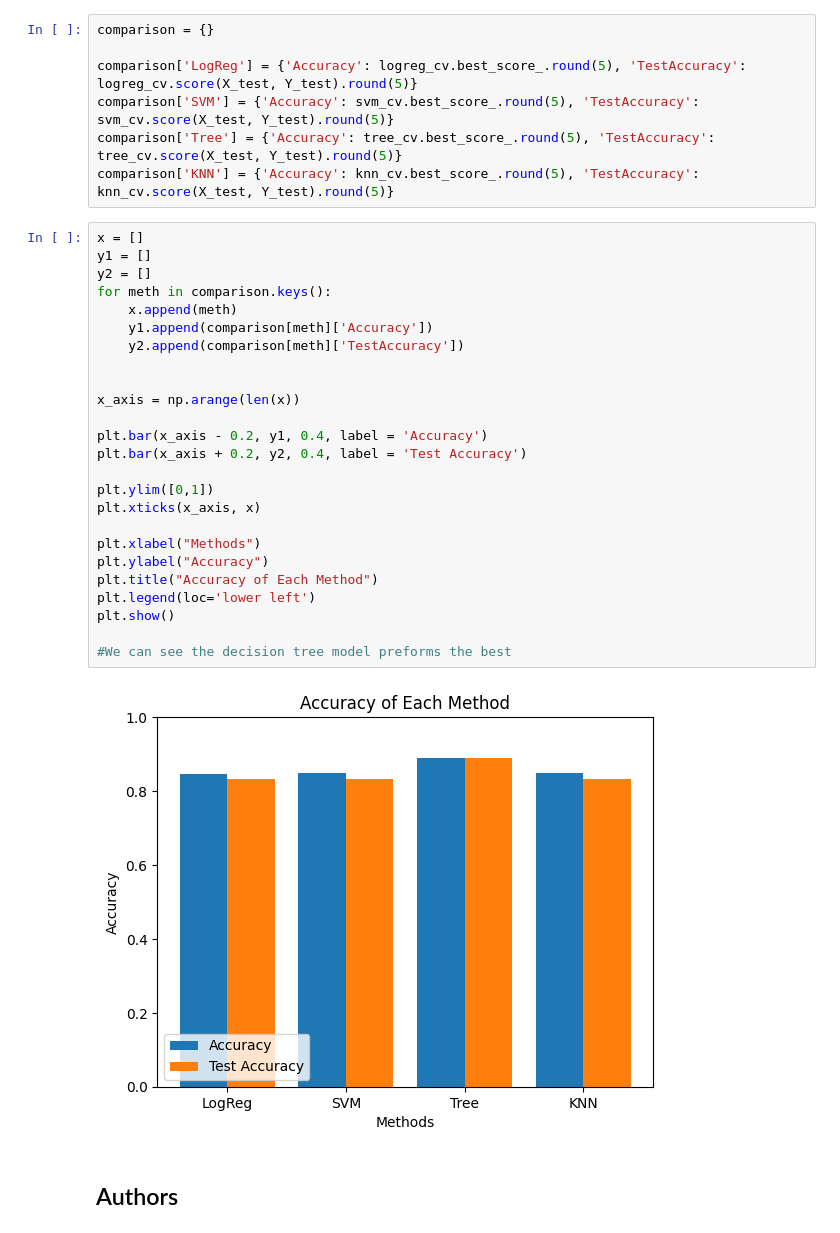
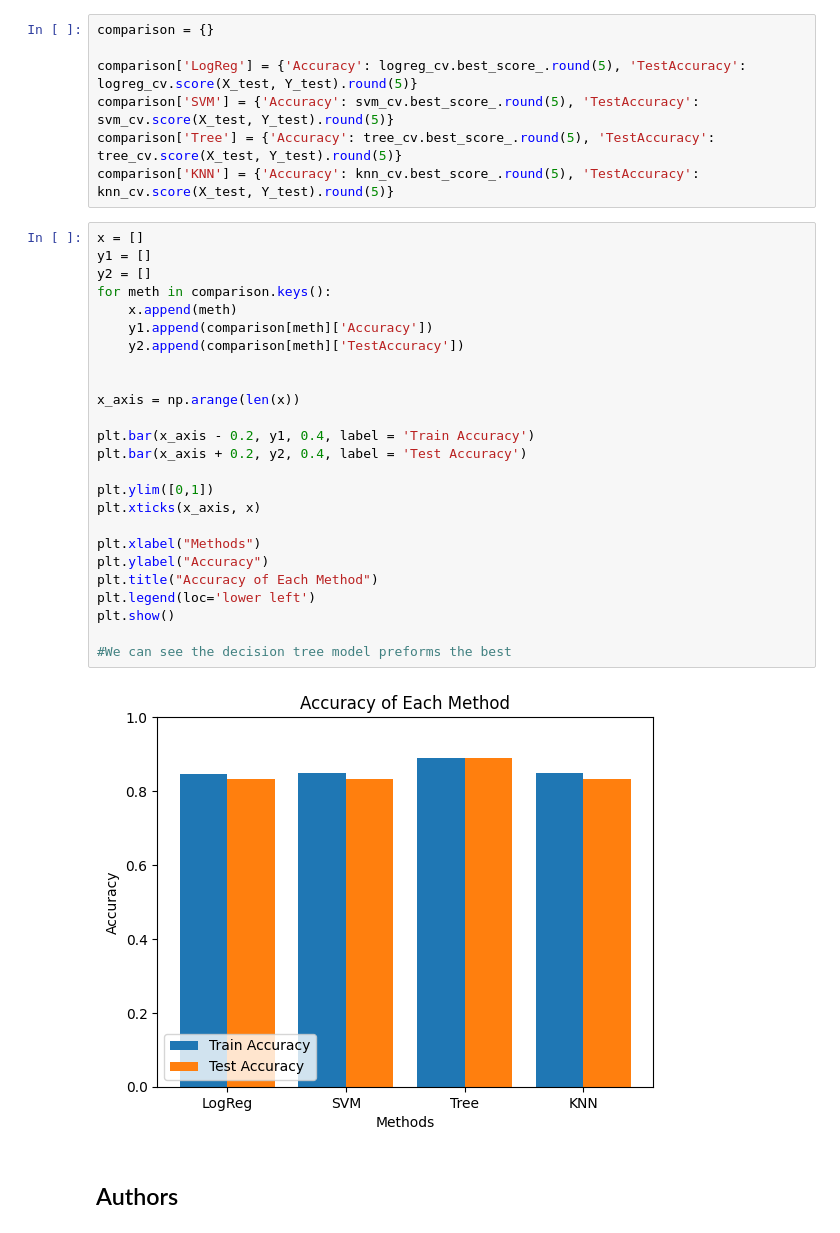
Before and after one commit to Evanjager/IBM-Data-Science-Professional-Certificate, a Jupyter notebook: Capstone Project/Predictive analysis/SpaceX_Machine_Learning_Prediction_Part_5.jupyterlite.ipynb, the cells around one changed output. Cells and saved outputs as stored; diff of their text form.

```diff
--- a/Capstone Project/Predictive analysis/SpaceX_Machine_Learning_Prediction_Part_5.jupyterlite.ipynb
+++ b/Capstone Project/Predictive analysis/SpaceX_Machine_Learning_Prediction_Part_5.jupyterlite.ipynb
@@ -343,30 +343,30 @@ comparison['KNN'] = {'Accuracy': knn_cv.best_score_.round(5), 'TestAccuracy': kn
 # %%
 x = []
 y1 = []
 y2 = []
 for meth in comparison.keys():
     x.append(meth)
     y1.append(comparison[meth]['Accuracy'])
     y2.append(comparison[meth]['TestAccuracy'])
 
 
 x_axis = np.arange(len(x))
 
-plt.bar(x_axis - 0.2, y1, 0.4, label = 'Accuracy')
+plt.bar(x_axis - 0.2, y1, 0.4, label = 'Train Accuracy')
 plt.bar(x_axis + 0.2, y2, 0.4, label = 'Test Accuracy')
 
 plt.ylim([0,1])
 plt.xticks(x_axis, x)
 
 plt.xlabel("Methods")
 plt.ylabel("Accuracy")
 plt.title("Accuracy of Each Method")
 plt.legend(loc='lower left')
 plt.show()
 
 #We can see the decision tree model preforms the best
 # %% [output]
-[figure, old version]
+[figure, new version]
 # %% [markdown]
 ## Authors
 # %% [markdown]
```
Also changed, not shown: 2 other files.
